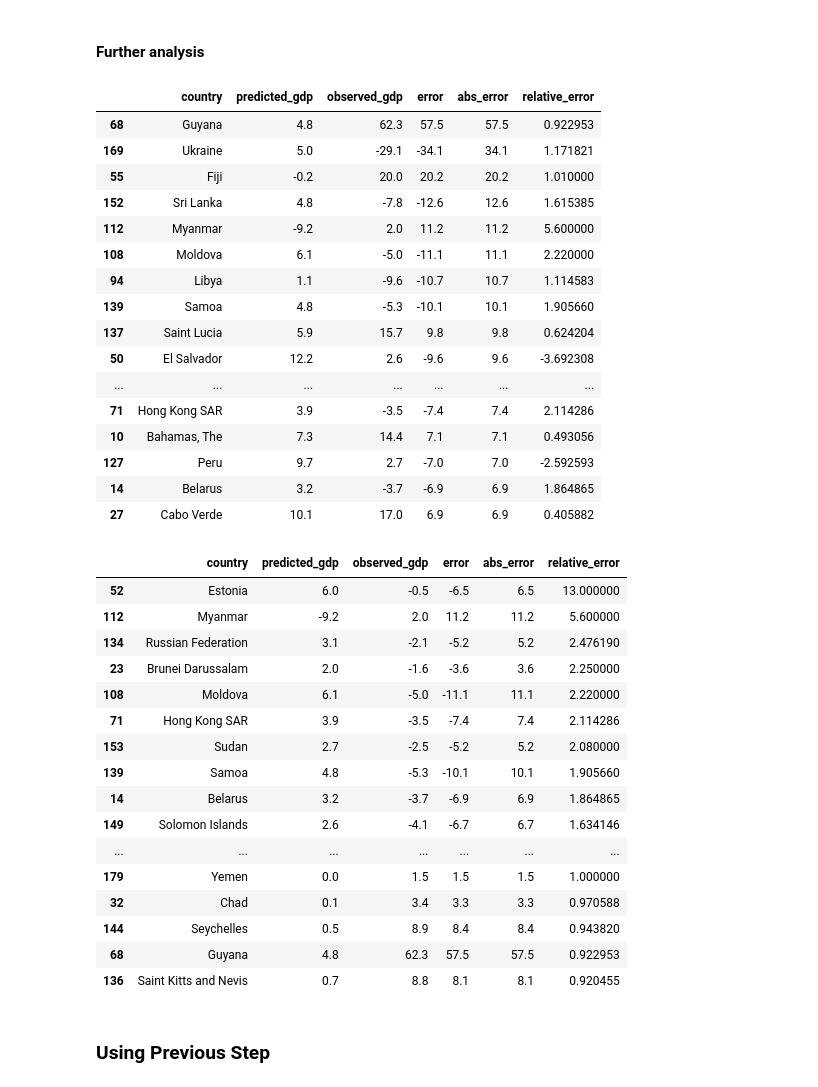
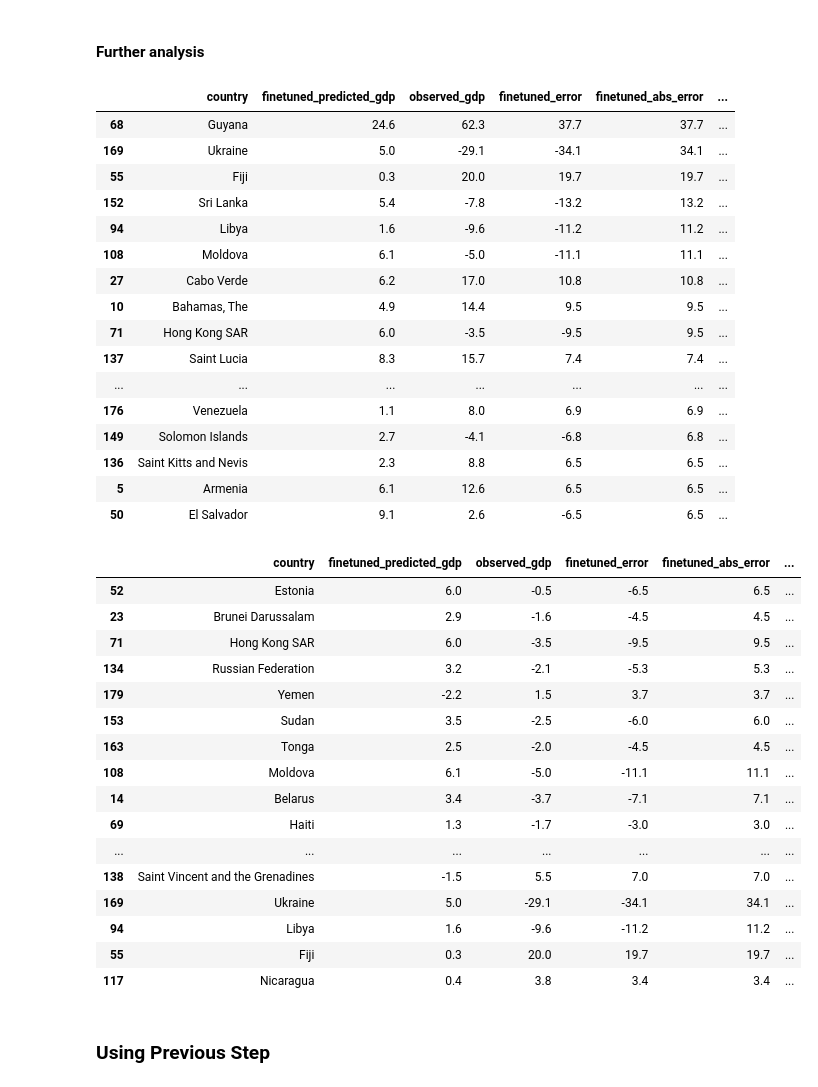
Before and after one commit to anwesham-lab/cs325b-llm-forecasting, a Jupyter notebook: code/baseline_gdp_growth_cs325b_1year.ipynb, the cells around one changed output. Saved outputs shown, nothing was run; the diff lists cells and outputs as text; code cells hidden in the pictures.

```diff
--- a/code/baseline_gdp_growth_cs325b_1year.ipynb
+++ b/code/baseline_gdp_growth_cs325b_1year.ipynb
@@ -307,45 +346,45 @@ temp.head()
 # %% [markdown]
 #### Further analysis
 # %%
-finetuned_results_df.nlargest(20, 'abs_error')
+finetuned_results_df.nlargest(20, 'finetuned_abs_error')
 # %% [output]
-|  | country | predicted_gdp | observed_gdp | error | abs_error | relative_error |
-| 68 | Guyana | 4.8 | 62.3 | 57.5 | 57.5 | 0.922953 |
-| 169 | Ukraine | 5.0 | -29.1 | -34.1 | 34.1 | 1.171821 |
-| 55 | Fiji | -0.2 | 20.0 | 20.2 | 20.2 | 1.010000 |
-| 152 | Sri Lanka | 4.8 | -7.8 | -12.6 | 12.6 | 1.615385 |
-| 112 | Myanmar | -9.2 | 2.0 | 11.2 | 11.2 | 5.600000 |
-| 108 | Moldova | 6.1 | -5.0 | -11.1 | 11.1 | 2.220000 |
-| 94 | Libya | 1.1 | -9.6 | -10.7 | 10.7 | 1.114583 |
-| 139 | Samoa | 4.8 | -5.3 | -10.1 | 10.1 | 1.905660 |
-| 137 | Saint Lucia | 5.9 | 15.7 | 9.8 | 9.8 | 0.624204 |
-| 50 | El Salvador | 12.2 | 2.6 | -9.6 | 9.6 | -3.692308 |
+|  | country | finetuned_predicted_gdp | observed_gdp | finetuned_error | finetuned_abs_error | ... |
+| 68 | Guyana | 24.6 | 62.3 | 37.7 | 37.7 | ... |
+| 169 | Ukraine | 5.0 | -29.1 | -34.1 | 34.1 | ... |
+| 55 | Fiji | 0.3 | 20.0 | 19.7 | 19.7 | ... |
+| 152 | Sri Lanka | 5.4 | -7.8 | -13.2 | 13.2 | ... |
+| 94 | Libya | 1.6 | -9.6 | -11.2 | 11.2 | ... |
+| 108 | Moldova | 6.1 | -5.0 | -11.1 | 11.1 | ... |
+| 27 | Cabo Verde | 6.2 | 17.0 | 10.8 | 10.8 | ... |
+| 10 | Bahamas, The | 4.9 | 14.4 | 9.5 | 9.5 | ... |
+| 71 | Hong Kong SAR | 6.0 | -3.5 | -9.5 | 9.5 | ... |
+| 137 | Saint Lucia | 8.3 | 15.7 | 7.4 | 7.4 | ... |
 | ... | ... | ... | ... | ... | ... | ... |
-| 71 | Hong Kong SAR | 3.9 | -3.5 | -7.4 | 7.4 | 2.114286 |
-| 10 | Bahamas, The | 7.3 | 14.4 | 7.1 | 7.1 | 0.493056 |
-| 127 | Peru | 9.7 | 2.7 | -7.0 | 7.0 | -2.592593 |
-| 14 | Belarus | 3.2 | -3.7 | -6.9 | 6.9 | 1.864865 |
-| 27 | Cabo Verde | 10.1 | 17.0 | 6.9 | 6.9 | 0.405882 |
+| 176 | Venezuela | 1.1 | 8.0 | 6.9 | 6.9 | ... |
+| 149 | Solomon Islands | 2.7 | -4.1 | -6.8 | 6.8 | ... |
+| 136 | Saint Kitts and Nevis | 2.3 | 8.8 | 6.5 | 6.5 | ... |
+| 5 | Armenia | 6.1 | 12.6 | 6.5 | 6.5 | ... |
+| 50 | El Salvador | 9.1 | 2.6 | -6.5 | 6.5 | ... |
 # %%
-finetuned_results_df.nlargest(20, 'relative_error')
+finetuned_results_df.nlargest(20, 'finetuned_relative_error')
 # %% [output]
-|  | country | predicted_gdp | observed_gdp | error | abs_error | relative_error |
-| 52 | Estonia | 6.0 | -0.5 | -6.5 | 6.5 | 13.000000 |
-| 112 | Myanmar | -9.2 | 2.0 | 11.2 | 11.2 | 5.600000 |
-| 134 | Russian Federation | 3.1 | -2.1 | -5.2 | 5.2 | 2.476190 |
-| 23 | Brunei Darussalam | 2.0 | -1.6 | -3.6 | 3.6 | 2.250000 |
-| 108 | Moldova | 6.1 | -5.0 | -11.1 | 11.1 | 2.220000 |
-| 71 | Hong Kong SAR | 3.9 | -3.5 | -7.4 | 7.4 | 2.114286 |
-| 153 | Sudan | 2.7 | -2.5 | -5.2 | 5.2 | 2.080000 |
-| 139 | Samoa | 4.8 | -5.3 | -10.1 | 10.1 | 1.905660 |
-| 14 | Belarus | 3.2 | -3.7 | -6.9 | 6.9 | 1.864865 |
-| 149 | Solomon Islands | 2.6 | -4.1 | -6.7 | 6.7 | 1.634146 |
+|  | country | finetuned_predicted_gdp | observed_gdp | finetuned_error | finetuned_abs_error | ... |
+| 52 | Estonia | 6.0 | -0.5 | -6.5 | 6.5 | ... |
+| 23 | Brunei Darussalam | 2.9 | -1.6 | -4.5 | 4.5 | ... |
+| 71 | Hong Kong SAR | 6.0 | -3.5 | -9.5 | 9.5 | ... |
+| 134 | Russian Federation | 3.2 | -2.1 | -5.3 | 5.3 | ... |
+| 179 | Yemen | -2.2 | 1.5 | 3.7 | 3.7 | ... |
+| 153 | Sudan | 3.5 | -2.5 | -6.0 | 6.0 | ... |
+| 163 | Tonga | 2.5 | -2.0 | -4.5 | 4.5 | ... |
+| 108 | Moldova | 6.1 | -5.0 | -11.1 | 11.1 | ... |
+| 14 | Belarus | 3.4 | -3.7 | -7.1 | 7.1 | ... |
+| 69 | Haiti | 1.3 | -1.7 | -3.0 | 3.0 | ... |
 | ... | ... | ... | ... | ... | ... | ... |
-| 179 | Yemen | 0.0 | 1.5 | 1.5 | 1.5 | 1.000000 |
-| 32 | Chad | 0.1 | 3.4 | 3.3 | 3.3 | 0.970588 |
-| 144 | Seychelles | 0.5 | 8.9 | 8.4 | 8.4 | 0.943820 |
-| 68 | Guyana | 4.8 | 62.3 | 57.5 | 57.5 | 0.922953 |
-| 136 | Saint Kitts and Nevis | 0.7 | 8.8 | 8.1 | 8.1 | 0.920455 |
+| 138 | Saint Vincent and the Grenadines | -1.5 | 5.5 | 7.0 | 7.0 | ... |
+| 169 | Ukraine | 5.0 | -29.1 | -34.1 | 34.1 | ... |
+| 94 | Libya | 1.6 | -9.6 | -11.2 | 11.2 | ... |
+| 55 | Fiji | 0.3 | 20.0 | 19.7 | 19.7 | ... |
+| 117 | Nicaragua | 0.4 | 3.8 | 3.4 | 3.4 | ... |
 # %% [markdown]
 ### Using Previous Step
 # %%
```
Also changed, not shown: parts of 75 cells of this notebook.
